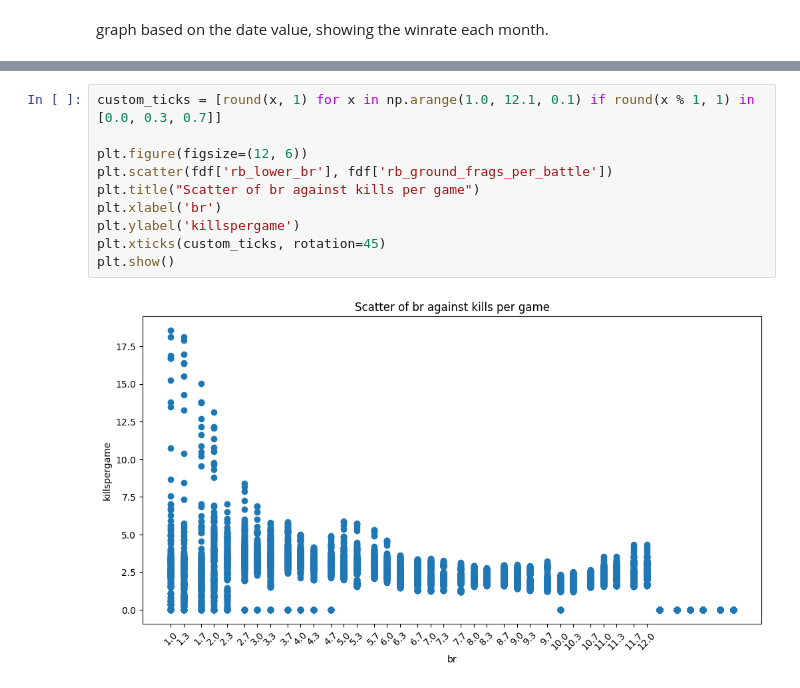
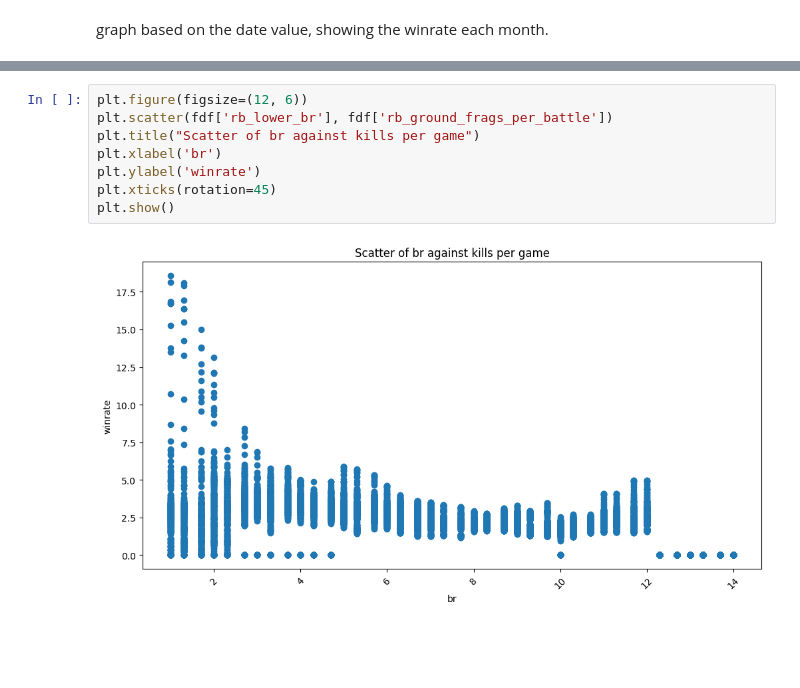
Before and after one commit to yadead/SE-MLproject-RUDI, a Jupyter notebook: 1.Data_Wrangling/data_preview.ipynb, the cells around one changed output, grey strips where cells are left out. Saved outputs shown, nothing was run; the diff lists cells and outputs as text; blank space fills up the shorter version.

```diff
--- a/1.Data_Wrangling/data_preview.ipynb
+++ b/1.Data_Wrangling/data_preview.ipynb
@@ -134,12 +159,10 @@ plt.show()
 # %%
-custom_ticks = [round(x, 1) for x in np.arange(1.0, 12.1, 0.1) if round(x % 1, 1) in [0.0, 0.3, 0.7]]
-
 plt.figure(figsize=(12, 6))
 plt.scatter(fdf['rb_lower_br'], fdf['rb_ground_frags_per_battle'])
 plt.title("Scatter of br against kills per game")
 plt.xlabel('br')
-plt.ylabel('killspergame')
-plt.xticks(custom_ticks, rotation=45)
+plt.ylabel('winrate')
+plt.xticks(rotation=45)
 plt.show()
 # %% [output]
-[figure, old version]
+[figure, new version]
```
Also changed, not shown: parts of 10 cells of this notebook, 16 other files.
